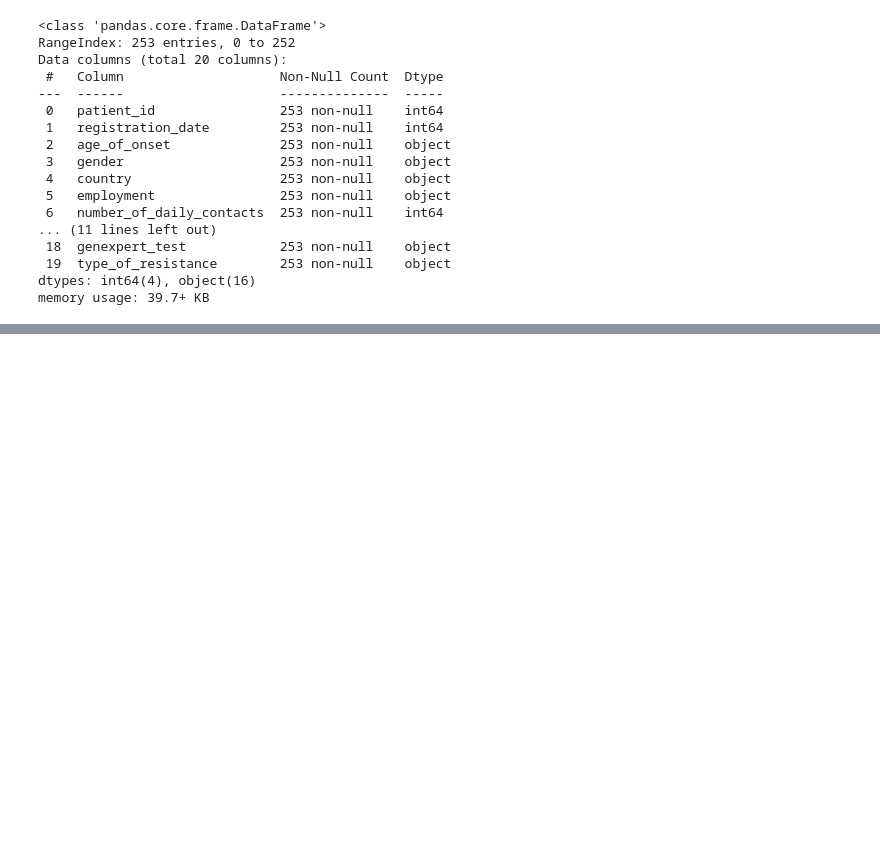
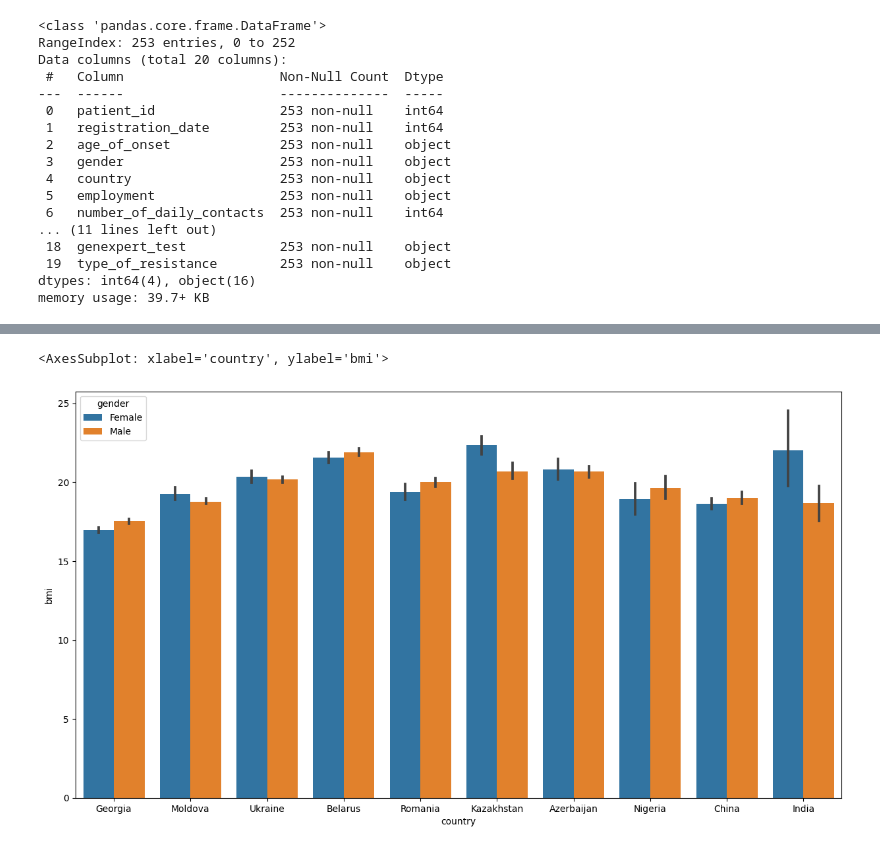
Before and after one commit to Taoheed-O/Tuberculosis_Survival_prediction, a Jupyter notebook: Data_analysis.ipynb, the cells around one changed output, grey strips where cells are left out. Drawn from its saved outputs; the diff is of its cells as text; code cells hidden in the pictures; blank space fills up the shorter version.

```diff
--- a/Data_analysis.ipynb
+++ b/Data_analysis.ipynb
@@ -471,4 +471,4 @@ Data columns (total 20 columns):
 dtypes: int64(4), object(16)
 memory usage: 39.7+ KB
 # %%
-patients_total = pd.merge(patients_2022_new, regimens_2022_new, on='patient_id')
+patients_total_2022 = pd.merge(patients_2022_new, regimens_2022_new, on='patient_id')
@@ -474,0 +505,6 @@ patients_total = pd.merge(patients_2022_new, regimens_2022_new, on='patient_id')
+# %%
+plt.figure(figsize=(15, 8))
+sns.barplot(data=patients_total_2022, x='country', y='bmi', hue='gender')
+# %% [output]
+<AxesSubplot: xlabel='country', ylabel='bmi'>
+[figure, added]
```
Also changed, not shown: parts of 30 cells of this notebook.
